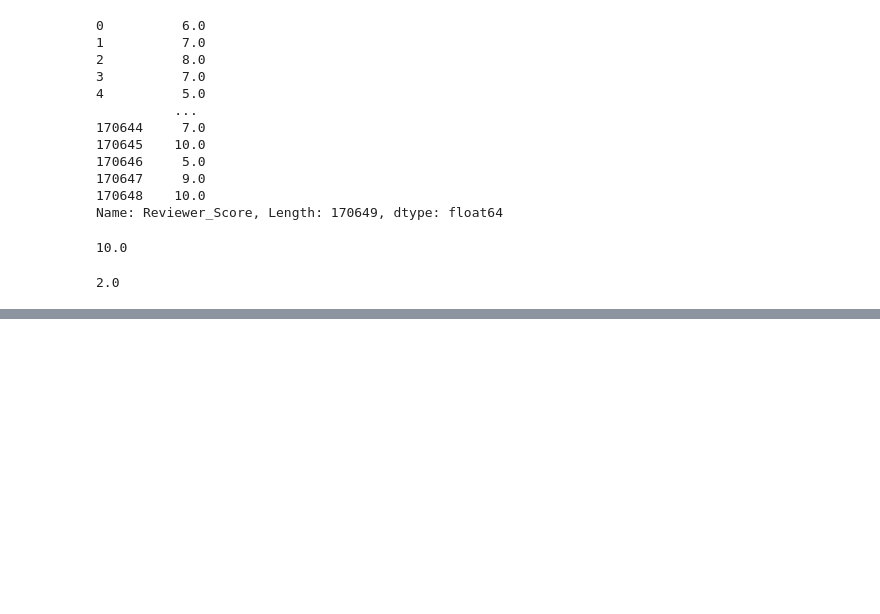
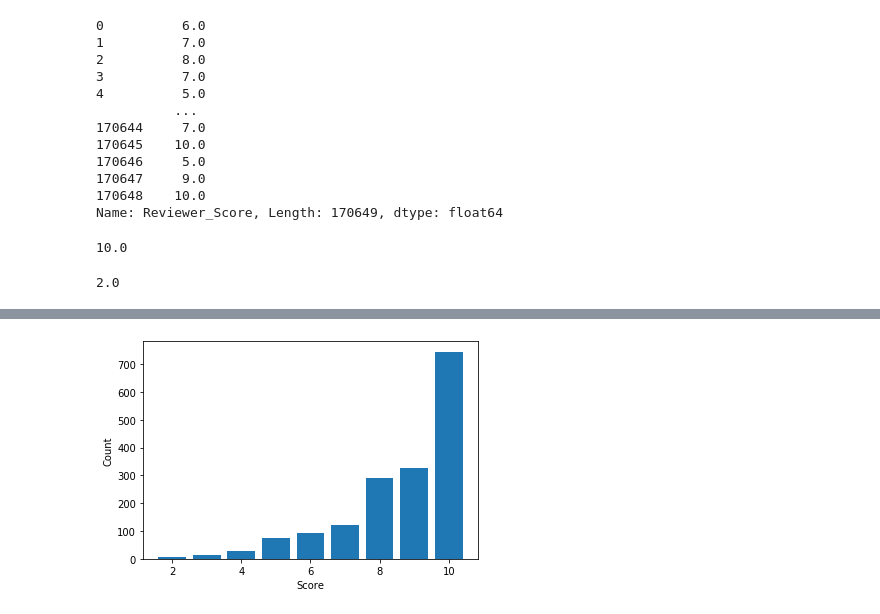
Before and after one commit to alireza-alizadegan/Hotel-Review, a Jupyter notebook: Data Cleaning & EDA.ipynb, the cells around one changed output, grey strips where cells are left out. Drawn from its saved outputs; the diff is of its cells as text; code cells hidden in the pictures; blank space fills up the shorter version.

```diff
--- a/Data Cleaning & EDA.ipynb
+++ b/Data Cleaning & EDA.ipynb
@@ -60,0 +82,3 @@ score_df
+# %%
+sample_df = review_df.iloc[:1700]
+sample_df
@@ -60,0 +99,7 @@ score_df
+# %%
+score_df = sample_df['Reviewer_Score'].groupby(sample_df['Reviewer_Score']).count()
+plt.bar(score_df.index, score_df)
+plt.xlabel('Score')
+plt.ylabel('Count');
+# %% [output]
+[figure, added]
```
Also changed, not shown: parts of 7 cells of this notebook, 2 other files.
